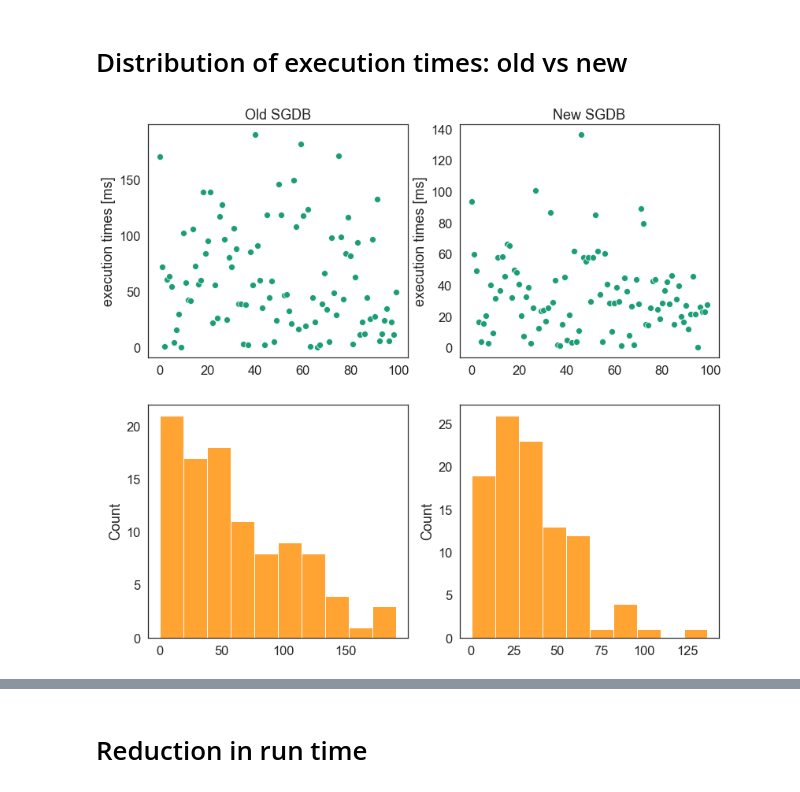
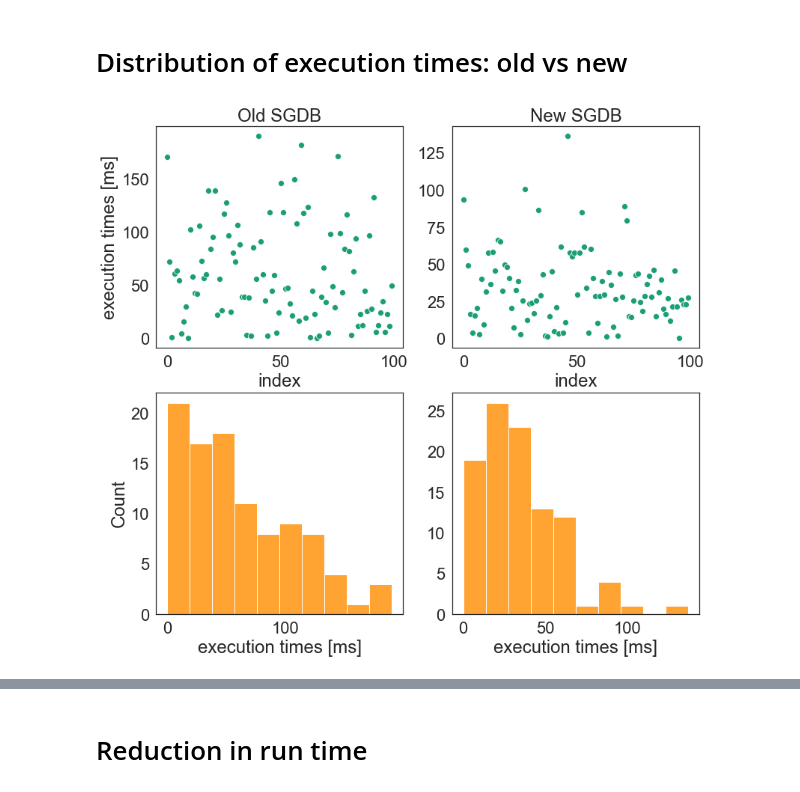
Before and after one commit to nicolezattarin/Network-Analysis-Simulation, a Jupyter notebook: homeworks/simulation_analysis/plots.ipynb, the cells around one changed output, grey strips where cells are left out. Cells and saved outputs as stored; diff of their text form; code cells hidden in the pictures.

```diff
--- a/homeworks/simulation_analysis/plots.ipynb
+++ b/homeworks/simulation_analysis/plots.ipynb
@@ -9,21 +9,26 @@ extimes_old = np.loadtxt('data/figure 2.1/sgbdold.dat')
 extimes_new = np.loadtxt('data/figure 2.1/sgbdnew.dat')
 # %%
 fig,ax=plt.subplots(nrows=2, ncols=2, figsize=(13,12))
-sns.set_theme(style='white',palette='Dark2',font_scale=1.5)
+sns.set_theme(style='white',palette='Dark2',font_scale=2)
 ms=8
 ls=''
 g=sns.lineplot(x=np.arange(0,len(extimes_old)), y=extimes_old, marker='o',
                 markersize=ms, linestyle=ls, ax=ax[0,0])
 sns.lineplot(x=np.arange(0,len(extimes_new)), y=extimes_new, marker='o',
                 markersize=ms, linestyle=ls, ax=ax[0,1])
 sns.histplot(x=extimes_old, ax=ax[1,0], bins=10, color='darkorange', alpha=0.8)
 sns.histplot(x=extimes_new, ax=ax[1,1], bins=10, color='darkorange', alpha=0.8)
 ax[0,0].set_title('Old SGDB')
 ax[0,1].set_title('New SGDB')
 ax[0,0].set_ylabel("execution times [ms]")
-ax[0,1].set_ylabel("execution times [ms]")
+ax[0,1].set_ylabel("")
+ax[0,0].set_xlabel("index")
+ax[0,1].set_xlabel("index")
+ax[1,0].set_xlabel("execution times [ms]")
+ax[1,1].set_xlabel("execution times [ms]")
+ax[1,1].set_ylabel("")
 fig.savefig('figs/extimes_distributions_vs_scatter.pdf', bbox_inches='tight')
 # %% [output]
-[figure, old version]
+[figure, new version]
 # %%
 fig,ax=plt.subplots(figsize=(8,6))
```
Also changed, not shown: parts of 6 cells of this notebook, 28 other files.
